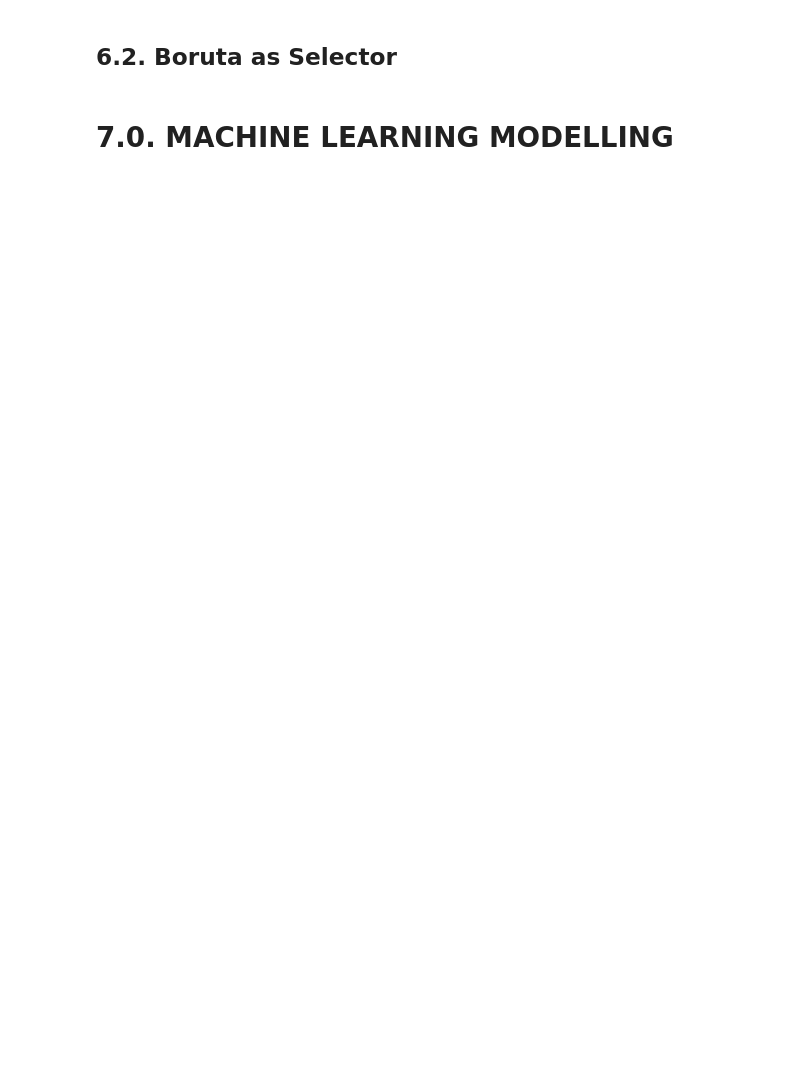
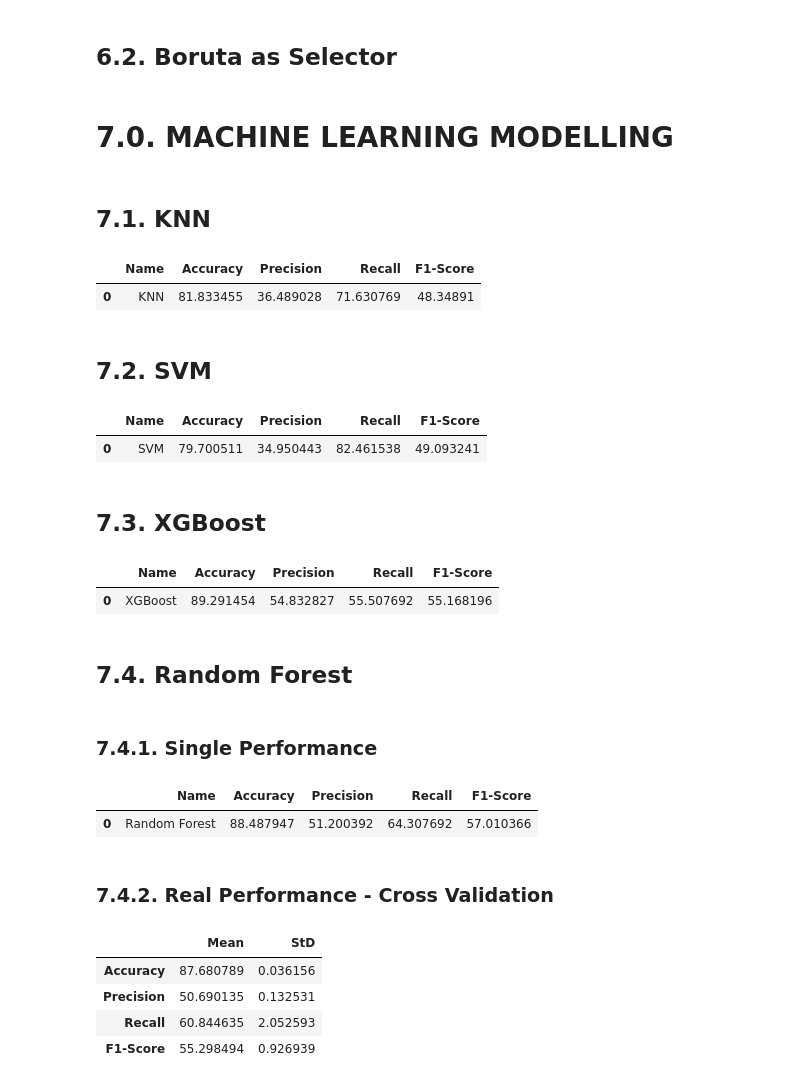
Before and after one commit to bernardoavsouza/bank-marketing, a Jupyter notebook: code.ipynb, the cells around one changed output. Drawn from its saved outputs; the diff is of its cells as text; code cells hidden in the pictures; blank space fills up the shorter version.

Commit message:
Update code.ipynb
Machine Learning Modelling added

```diff
--- a/code.ipynb
+++ b/code.ipynb
@@ -631,2 +681,2 @@ not_selected_cols = np.setdiff1d(x_train.columns, selected_cols)
-# %% [markdown]
-# 7.0. MACHINE LEARNING MODELLING
+# %% [markdown]
+# 7.0. MACHINE LEARNING MODELLING
@@ -632,0 +689,60 @@ not_selected_cols = np.setdiff1d(x_train.columns, selected_cols)
+# %% [markdown]
+## 7.1. KNN
+# %%
+knn = KNN()
+knn.fit(x_train_aug, y_train_aug)
+y_hat_knn = knn.predict(x_test)
+
+result_knn = ml_result(y_test, y_hat_knn, "KNN")
+result_knn
+# %% [output]
+|  | Name | Accuracy | Precision | Recall | F1-Score |
+| 0 | KNN | 81.833455 | 36.489028 | 71.630769 | 48.34891 |
+# %% [markdown]
+## 7.2. SVM
+# %%
+svm = SVC()
+svm.fit(x_train_aug, y_train_aug)
+y_hat_svm = svm.predict(x_test)
+
+result_svm = ml_result(y_test, y_hat_svm, "SVM")
+result_svm
+# %% [output]
+|  | Name | Accuracy | Precision | Recall | F1-Score |
+| 0 | SVM | 79.700511 | 34.950443 | 82.461538 | 49.093241 |
+# %% [markdown]
+## 7.3. XGBoost
+# %%
+xgb = xgboost()
+xgb.fit(x_train_aug, y_train_aug)
+y_hat_xgb = xgb.predict(x_test)
+
+result_xgb = ml_result(y_test, y_hat_xgb, "XGBoost")
+result_xgb
+# %% [output]
+|  | Name | Accuracy | Precision | Recall | F1-Score |
+| 0 | XGBoost | 89.291454 | 54.832827 | 55.507692 | 55.168196 |
+# %% [markdown]
+## 7.4. Random Forest
+# %% [markdown]
+### 7.4.1. Single Performance
+# %%
+rf = RF(n_jobs = -1)
+rf.fit(x_train_aug, y_train_aug)
+y_hat_rf = rf.predict(x_test)
+
+result_rf = ml_result(y_test, y_hat_rf, "Random Forest")
+result_rf
+# %% [output]
+|  | Name | Accuracy | Precision | Recall | F1-Score |
+| 0 | Random Forest | 88.487947 | 51.200392 | 64.307692 | 57.010366 |
+# %% [markdown]
+### 7.4.2. Real Performance - Cross Validation
+# %%
+cross_validation(2, rf, x_train, y_train, augmentation = True)
+# %% [output]
+|  | Mean | StD |
+| Accuracy | 87.680789 | 0.036156 |
+| Precision | 50.690135 | 0.132531 |
+| Recall | 60.844635 | 2.052593 |
+| F1-Score | 55.298494 | 0.926939 |
```
Also changed, not shown: parts of 20 cells of this notebook.
